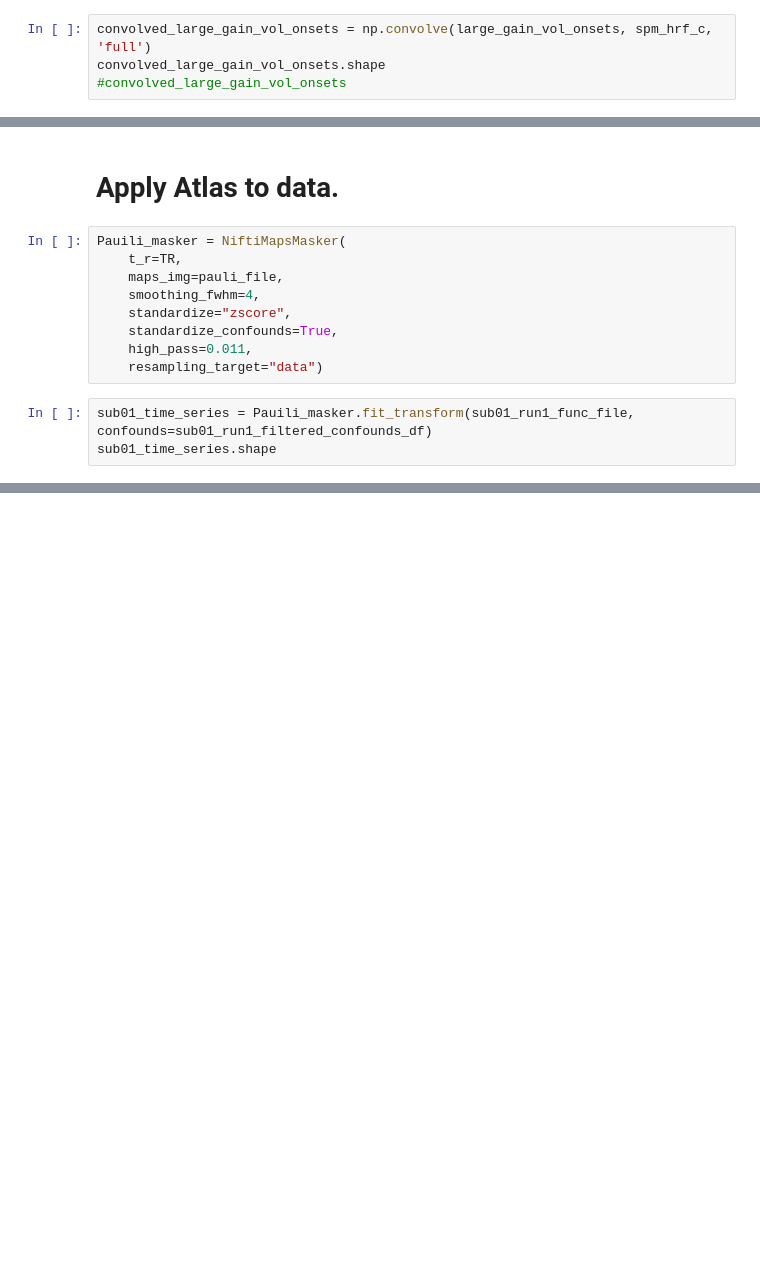
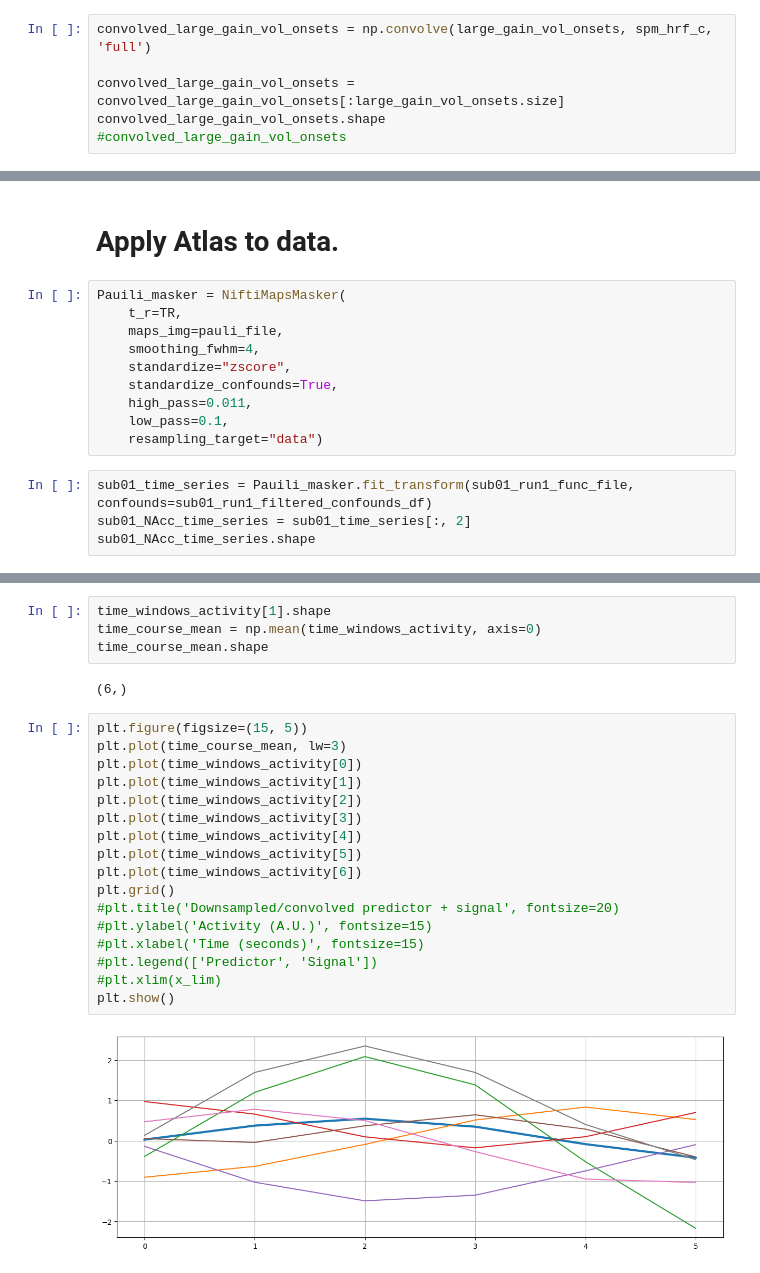
Before and after one commit to LuisA00/Analysis_Playground, a Jupyter notebook: Monetary_Incentive_Delay_fMRI/SingleParticipant_GLM_ROI_PPI_Analyses.ipynb, the cells around one changed output, grey strips where cells are left out. Saved outputs shown, nothing was run; the diff lists cells and outputs as text; blank space fills up the shorter version.

```diff
--- a/Monetary_Incentive_Delay_fMRI/SingleParticipant_GLM_ROI_PPI_Analyses.ipynb
+++ b/Monetary_Incentive_Delay_fMRI/SingleParticipant_GLM_ROI_PPI_Analyses.ipynb
@@ -323,6 +518,8 @@ spm_hrf_c = spm_hrf(tr=TR, oversampling=osf, time_length=length_hrf, onset=0)
 spm_hrf_c /= spm_hrf_c.max()
 # %%
 convolved_large_gain_vol_onsets = np.convolve(large_gain_vol_onsets, spm_hrf_c, 'full')
+
+convolved_large_gain_vol_onsets = convolved_large_gain_vol_onsets[:large_gain_vol_onsets.size]
 convolved_large_gain_vol_onsets.shape
 #convolved_large_gain_vol_onsets
 # %% [output]
@@ -341,8 +538,10 @@ Pauili_masker = NiftiMapsMasker(
     standardize="zscore",
     standardize_confounds=True,
     high_pass=0.011,
+    low_pass=0.1,
     resampling_target="data")
 # %%
 sub01_time_series = Pauili_masker.fit_transform(sub01_run1_func_file, confounds=sub01_run1_filtered_confounds_df)
-sub01_time_series.shape
+sub01_NAcc_time_series = sub01_time_series[:, 2]
+sub01_NAcc_time_series.shape
 # %% [output]
@@ -349,0 +582,25 @@ sub01_time_series.shape
+# %%
+time_windows_activity[1].shape
+time_course_mean = np.mean(time_windows_activity, axis=0)
+time_course_mean.shape
+# %% [output]
+(6,)
+# %%
+plt.figure(figsize=(15, 5))
+plt.plot(time_course_mean, lw=3)
+plt.plot(time_windows_activity[0])
+plt.plot(time_windows_activity[1])
+plt.plot(time_windows_activity[2])
+plt.plot(time_windows_activity[3])
+plt.plot(time_windows_activity[4])
+plt.plot(time_windows_activity[5])
+plt.plot(time_windows_activity[6])
+plt.grid()
+#plt.title('Downsampled/convolved predictor + signal', fontsize=20)
+#plt.ylabel('Activity (A.U.)', fontsize=15)
+#plt.xlabel('Time (seconds)', fontsize=15)
+#plt.legend(['Predictor', 'Signal'])
+#plt.xlim(x_lim)
+plt.show()
+# %% [output]
+[figure, added]
```
Also changed, not shown: parts of 25 cells of this notebook.
